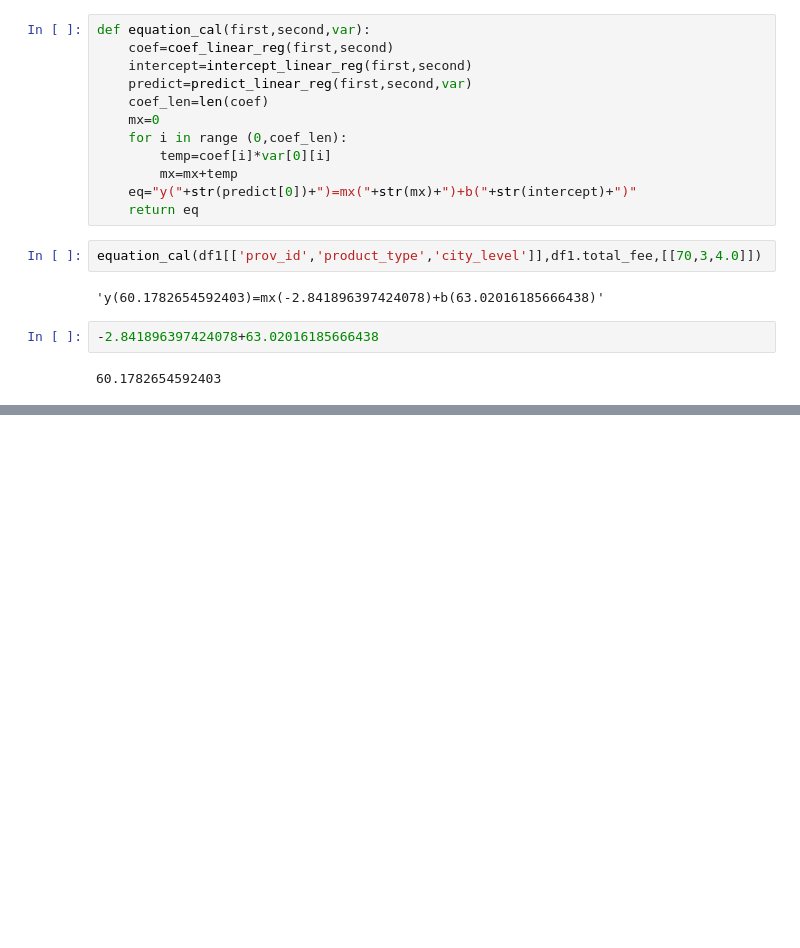
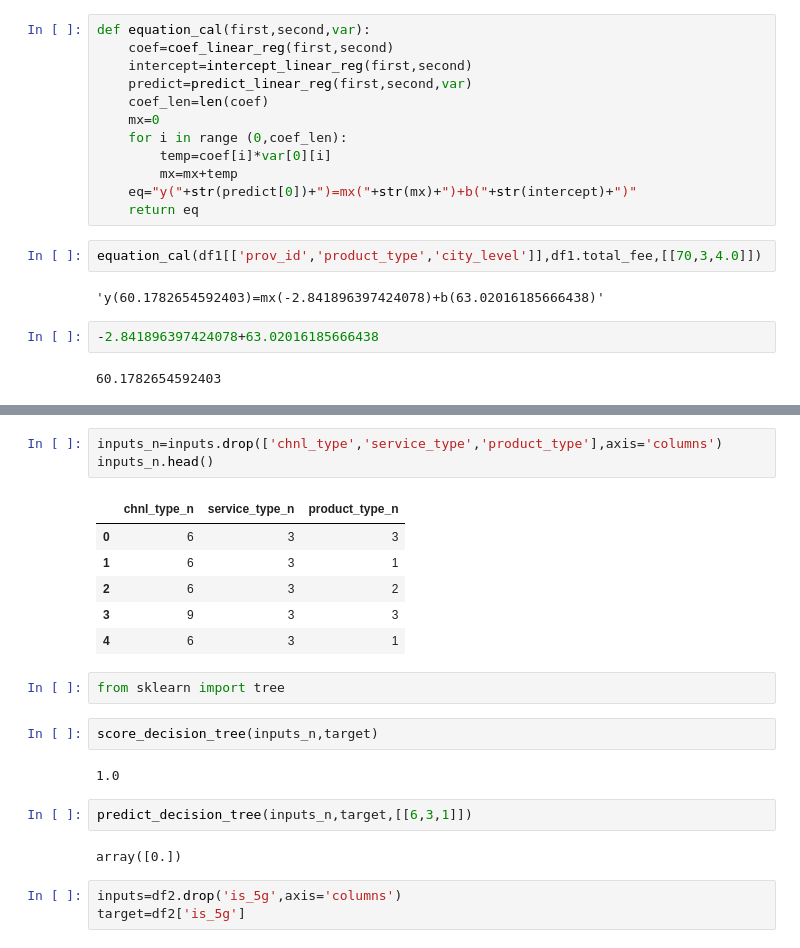
Before and after one commit to najmin1629/5g_prediction, a Jupyter notebook: train_dataset_function_analysis.ipynb, the cells around one changed output, grey strips where cells are left out. Drawn from its saved outputs; the diff is of its cells as text; blank space fills up the shorter version.

Commit message:
decision_tree

```diff
--- a/train_dataset_function_analysis.ipynb
+++ b/train_dataset_function_analysis.ipynb
@@ -76,0 +130,23 @@ equation_cal(df1[['prov_id','product_type','city_level']],df1.total_fee,[[70,3,4
+# %%
+inputs_n=inputs.drop(['chnl_type','service_type','product_type'],axis='columns')
+inputs_n.head()
+# %% [output]
+|  | chnl_type_n | service_type_n | product_type_n |
+| 0 | 6 | 3 | 3 |
+| 1 | 6 | 3 | 1 |
+| 2 | 6 | 3 | 2 |
+| 3 | 9 | 3 | 3 |
+| 4 | 6 | 3 | 1 |
+# %%
+from sklearn import tree
+# %%
+score_decision_tree(inputs_n,target)
+# %% [output]
+1.0
+# %%
+predict_decision_tree(inputs_n,target,[[6,3,1]])
+# %% [output]
+array([0.])
+# %%
+inputs=df2.drop('is_5g',axis='columns')
+target=df2['is_5g']
```
Also changed, not shown: parts of 9 cells of this notebook.
